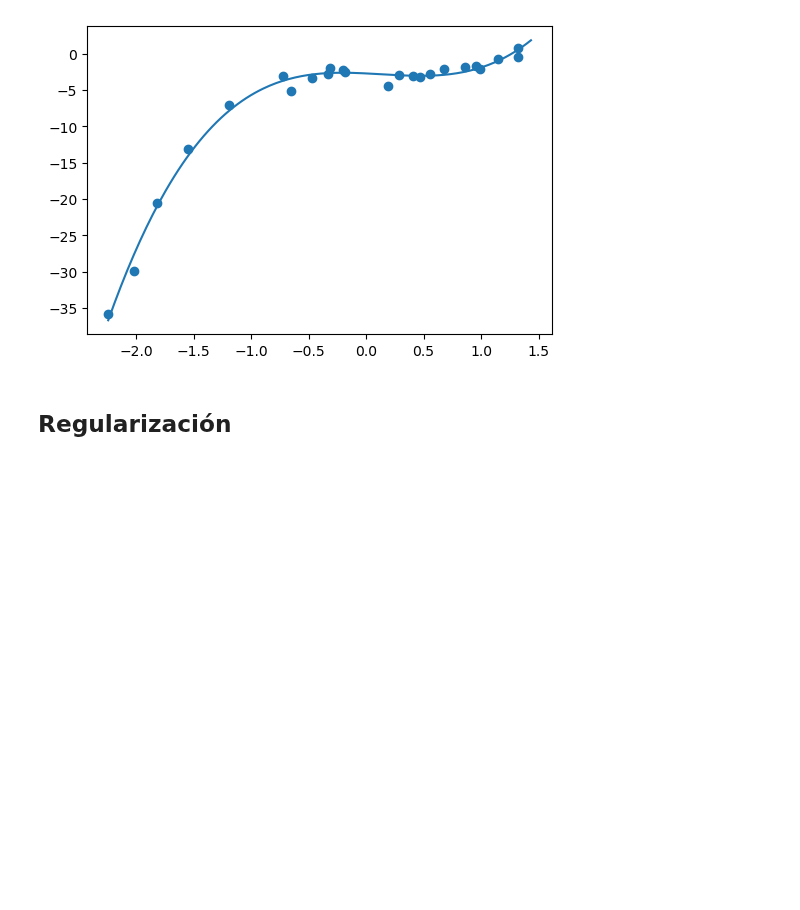
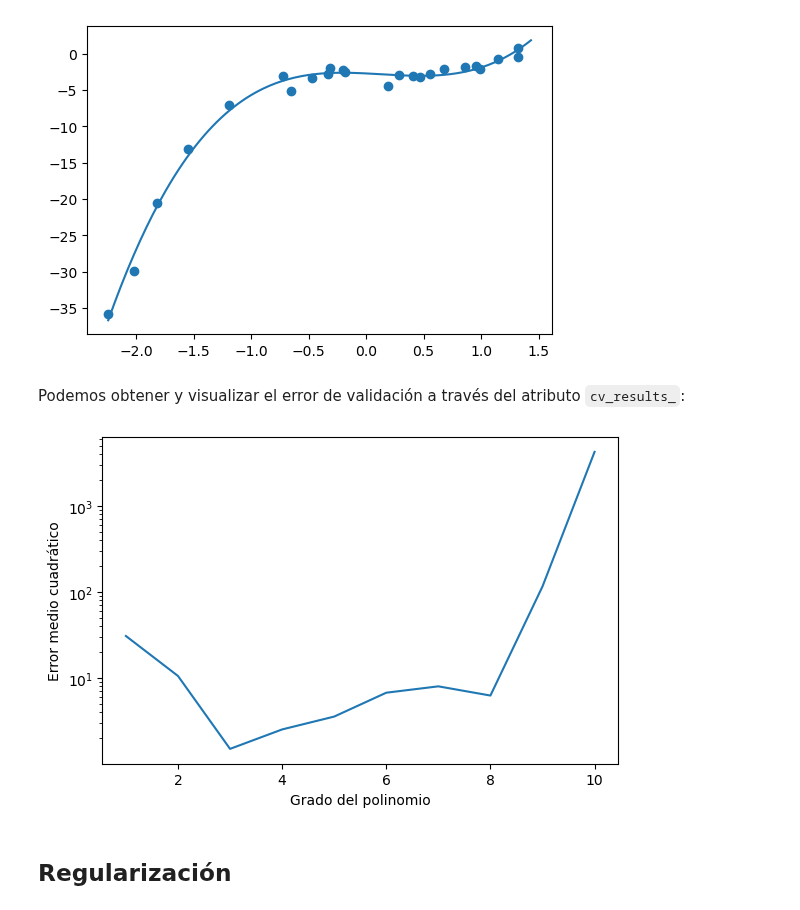
Before and after one commit to phuijse/MachineLearningBook, a Jupyter notebook: contents/supervised_learning/validation.ipynb, the cells around one changed output. Saved outputs shown, nothing was run; the diff lists cells and outputs as text; code cells hidden in the pictures; blank space fills up the shorter version.

Commit message:
example with cv_result_

```diff
--- a/contents/supervised_learning/validation.ipynb
+++ b/contents/supervised_learning/validation.ipynb
@@ -221,7 +221,7 @@ model.get_params()
 # %% [markdown]
 Para hacer validación cruzada con el grado del polinomio debemos utilizar `polynomialfeatures__degree`:
 # %%
-params = {'polynomialfeatures__degree': range(1, 20)}
+params = {'polynomialfeatures__degree': range(1, 11)}
 # %% [markdown]
 > Es decir que probaremos los valores `degree` desde 1 a 19.
 
@@ -272,6 +273,19 @@ ax.scatter(X_train, y_train)
 ax.plot(x_range, y_range);
 # %% [output]
 [figure]
+# %% [markdown]
+Podemos obtener y visualizar el error de validación a través del atributo `cv_results_`:
+# %%
+hparam_value = validator.cv_results_['param_polynomialfeatures__degree'].data
+valid_mean = -1*validator.cv_results_['mean_test_score']
+
+fig, ax = plt.subplots(figsize=(6, 4), tight_layout=True)
+ax.plot(hparam_value, valid_mean)
+ax.set_yscale('log')
+ax.set_xlabel('Grado del polinomio')
+ax.set_ylabel('Error medio cuadrático');
+# %% [output]
+[figure, added]
 # %% [markdown]
 ## Regularización
 # %% [markdown]
```
Also changed, not shown: parts of 3 cells of this notebook.
